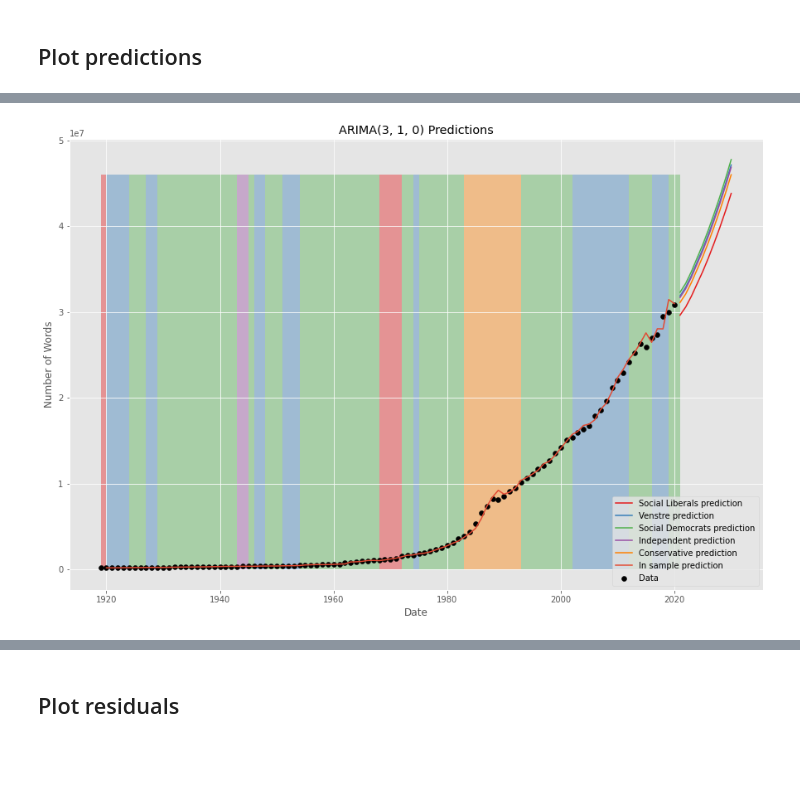
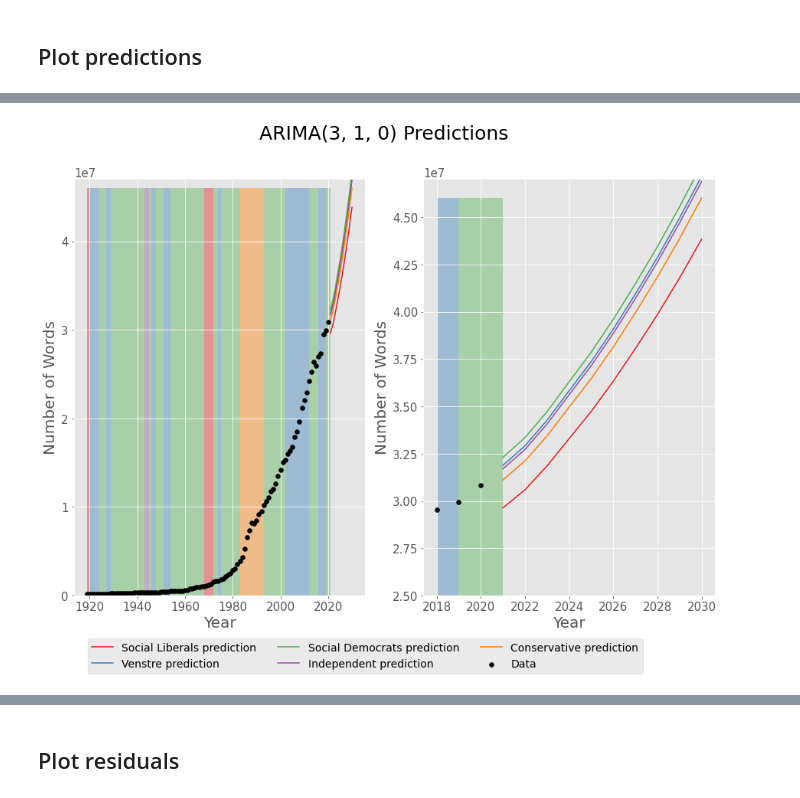
Before and after one commit to s183920/02417_TimeSeriesAnalysis, a Jupyter notebook: Assignment3/marima.ipynb, the cells around one changed output, grey strips where cells are left out. Drawn from its saved outputs; the diff is of its cells as text; code cells hidden in the pictures; blank space fills up the shorter version.

```diff
--- a/Assignment3/marima.ipynb
+++ b/Assignment3/marima.ipynb
@@ -229,0 +228,8 @@ model.pvalues().get("ar.L1")
+# %%
+y2 = y.copy()
+government2 = list(government.copy())
+government2 += ["Social Democrats"]*10# for i in range(10)])
+# government2.append("Social Democrats")
+
+for i in range(10):
+    y2 = y2.append(pd.Series({str(len(y2)) : manual_predict(len(y2)-1, y2, government2)}))
@@ -257,6 +275,14 @@ sns.color_palette("Set1", n_colors = 5)
 col = ["red", "green", "blue", "orange", "magenta"]
 col = sns.color_palette("Set1", n_colors = 5)
 gov_color = {gov : col[i] for i, gov in enumerate(government.unique())}
+
+plt.rcParams["xtick.labelsize"] = 15
+plt.rcParams["ytick.labelsize"] = 15
+plt.rcParams["axes.titlesize"] = 20
+plt.rcParams["axes.labelsize"] = 20
+plt.rcParams["legend.fontsize"] = 14
+plt.rcParams['legend.title_fontsize'] = 'large'
+plt.rcParams["figure.titlesize"] = 25
 # %%
 n_steps = 10
 future_gov = "Social Democrats"
@@ -308,39 +344,47 @@ plt.savefig(f"figures/ARIMA{model.get_params().get('order')}_prediction_{future_
 # %%
 n_steps = 10
+prev_steps = 3
 
 # plot
-fig, ax = plt.subplots(figsize = (15,10))
+fig, ax = plt.subplots(1,2, figsize = (15,10))
 
 dates = np.arange(len(data.NumberWords)) + data.Date.min()
+# dates = dates[-prev_steps:]
 
-for gov in gov_color.keys():
+for i, gov in enumerate(gov_color.keys()):
     reg_pred = pd.DataFrame(np.zeros((n_steps, len(reg_cols))), columns=reg_cols)
     reg_pred["Government_"+gov] = 1
     preds= model.predict(n_periods=n_steps, X = reg_pred)
     preds = np.exp(preds)
-    ax.plot(dates[-1]+np.arange(1, n_steps+1), preds, label = gov + " prediction", zorder = 1, color = gov_color[gov])
-
-
-
+    ax[0].plot(dates[-1]+np.arange(1, n_steps+1), preds, label = gov + " prediction", zorder = 1, color = gov_color[gov])
+    ax[1].plot(dates[-1]+np.arange(1, n_steps+1), preds, label = gov + " prediction", zorder = 1, color = gov_color[gov])
+    # ax[1].scatter(dates[-1]+np.arange(1, n_steps+1), preds, zorder = 1, color = gov_color[gov], marker = "x")
 
 
 # set color rectangles to show government
-h = max(data.NumberWords.max(), preds.max())
+h0 = max(data.NumberWords.max(), preds.max())
+h1 = max(data.NumberWords[-prev_steps:].max(), preds.max())
 
 for i in range(len(dates)):
-    ax.add_patch(Rectangle((dates[i],0), 1, h, alpha=0.4, color = gov_color[government[i]], lw = 0, zorder = 0))
+    ax[0].add_patch(Rectangle((dates[i],0), 1, h0, alpha=0.4, color = gov_color[government[i]], lw = 0, zorder = 0))
+for i in range(prev_steps):
+    ax[1].add_patch(Rectangle((dates[-prev_steps:][i],0), 1, h1, alpha=0.4, color = gov_color[government[len(government)-prev_steps+i]], lw = 0, zorder = 0))
 
-# for i in range(len(preds)):
-#     ax.add_patch(Rectangle((dates[-1]+i+1,0), 1, h, alpha=0.4, color = gov_color[future_gov], lw = 0, zorder = 0))
+ax[0].scatter(dates, data.NumberWords, label = f"Data", zorder = 1, color = "black")
+ax[1].scatter(dates[-prev_steps:], data.NumberWords[-prev_steps:], label = f"Last {prev_steps} observations", zorder = 1, color = "black")
 
-ax.scatter(dates, data.NumberWords, label = "Data", zorder = 1, color = "black")
-ax.plot(dates[1:], np.exp(model.predict_in_sample(data[reg_cols][1:], start = 1)), label = "In sample prediction", zorder = 2)
+fig.suptitle(f"ARIMA{model.get_params().get('order')} Predictions")
 
-ax.set_ylabel("Number of Words")
-ax.set_xlabel("Date")
-ax.set_title(f"ARIMA{model.get_params().get('order')} Predictions")
-ax.legend()
+ax[0].set_ylabel("Number of Words")
+ax[0].set_xlabel("Year")
+ax[0].set_ylim(0, h0+.1e7)
 
-plt.savefig(f"figures/ARIMA{model.get_params().get('order')}_predictions.pdf")
+ax[1].set_ylabel("Number of Words")
+ax[1].set_xlabel("Year")
+ax[1].set_ylim(2.5e7, h1+.1e7)
+
+ax[0].legend(ncol = 3, loc = 8, bbox_to_anchor = (1, -0.2))
+
+plt.savefig(f"figures/ARIMA{model.get_params().get('order')}_predictions.pdf", bbox_inches = "tight")
 # %% [output]
-[figure, old version]
+[figure, new version]
```
Also changed, not shown: parts of 7 cells of this notebook, 2 other files.
